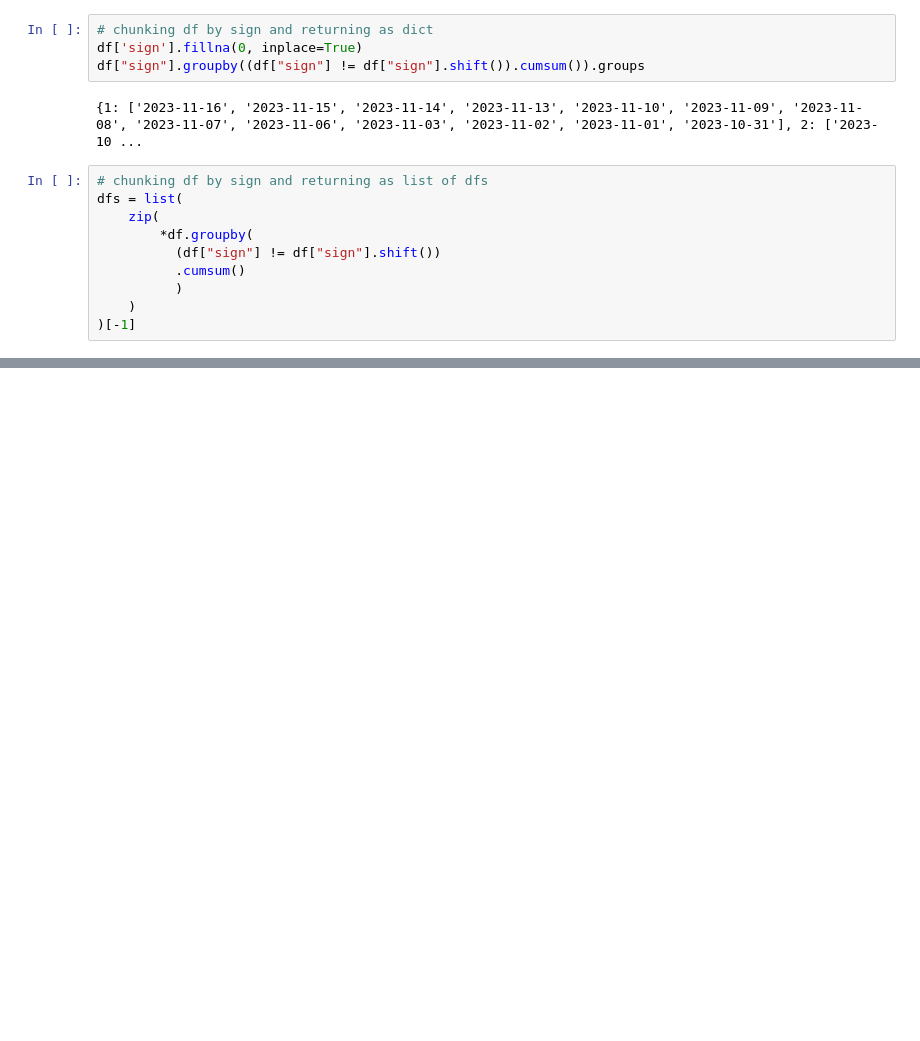
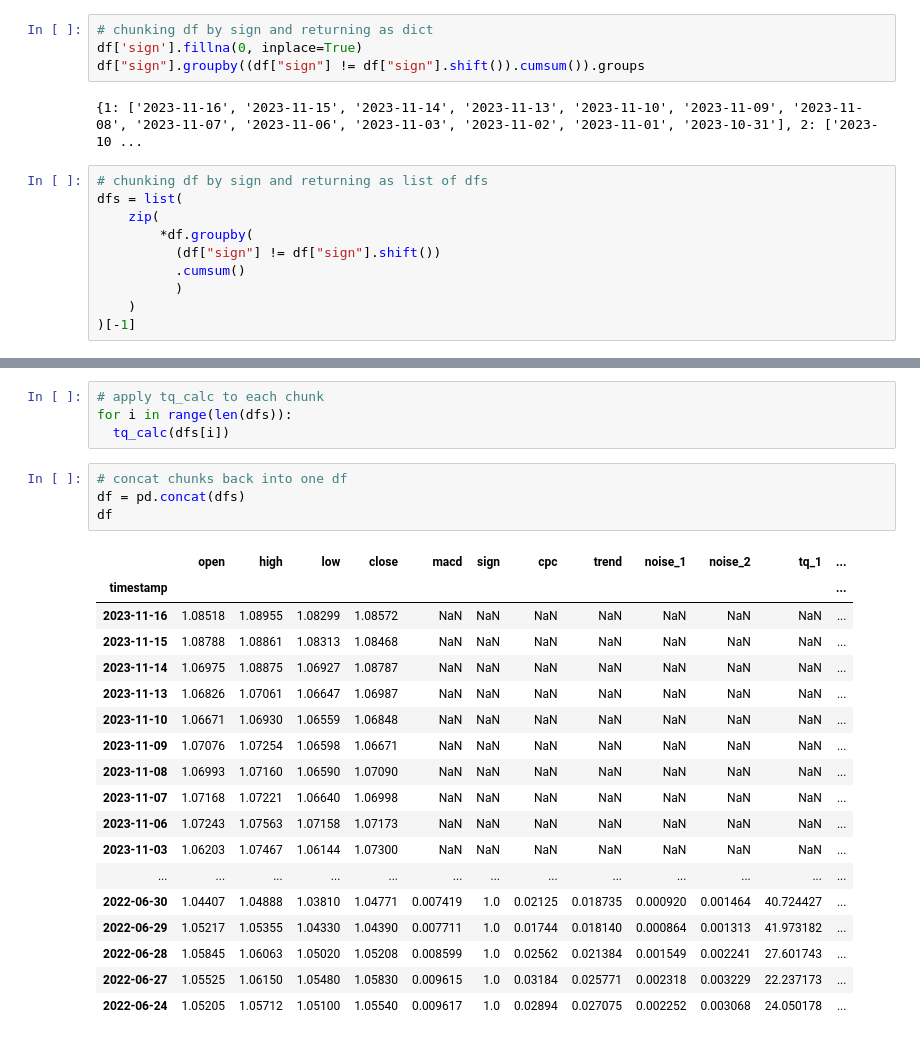
Before and after one commit to kbs-code/trend_quality_python, a Jupyter notebook: research.ipynb, the cells around one changed output, grey strips where cells are left out. Drawn from its saved outputs; the diff is of its cells as text; blank space fills up the shorter version.

```diff
--- a/research.ipynb
+++ b/research.ipynb
@@ -191,0 +280,27 @@ dfs = list(
+# %%
+# apply tq_calc to each chunk
+for i in range(len(dfs)):
+  tq_calc(dfs[i])
+# %%
+# concat chunks back into one df
+df = pd.concat(dfs)
+df
+# %% [output]
+|  | open | high | low | close | macd | sign | cpc | trend | noise_1 | noise_2 | tq_1 | ... |
+| timestamp |  |  |  |  |  |  |  |  |  |  |  | ... |
+| 2023-11-16 | 1.08518 | 1.08955 | 1.08299 | 1.08572 | NaN | NaN | NaN | NaN | NaN | NaN | NaN | ... |
+| 2023-11-15 | 1.08788 | 1.08861 | 1.08313 | 1.08468 | NaN | NaN | NaN | NaN | NaN | NaN | NaN | ... |
+| 2023-11-14 | 1.06975 | 1.08875 | 1.06927 | 1.08787 | NaN | NaN | NaN | NaN | NaN | NaN | NaN | ... |
+| 2023-11-13 | 1.06826 | 1.07061 | 1.06647 | 1.06987 | NaN | NaN | NaN | NaN | NaN | NaN | NaN | ... |
+| 2023-11-10 | 1.06671 | 1.06930 | 1.06559 | 1.06848 | NaN | NaN | NaN | NaN | NaN | NaN | NaN | ... |
+| 2023-11-09 | 1.07076 | 1.07254 | 1.06598 | 1.06671 | NaN | NaN | NaN | NaN | NaN | NaN | NaN | ... |
+| 2023-11-08 | 1.06993 | 1.07160 | 1.06590 | 1.07090 | NaN | NaN | NaN | NaN | NaN | NaN | NaN | ... |
+| 2023-11-07 | 1.07168 | 1.07221 | 1.06640 | 1.06998 | NaN | NaN | NaN | NaN | NaN | NaN | NaN | ... |
+| 2023-11-06 | 1.07243 | 1.07563 | 1.07158 | 1.07173 | NaN | NaN | NaN | NaN | NaN | NaN | NaN | ... |
+| 2023-11-03 | 1.06203 | 1.07467 | 1.06144 | 1.07300 | NaN | NaN | NaN | NaN | NaN | NaN | NaN | ... |
+| ... | ... | ... | ... | ... | ... | ... | ... | ... | ... | ... | ... | ... |
+| 2022-06-30 | 1.04407 | 1.04888 | 1.03810 | 1.04771 | 0.007419 | 1.0 | 0.02125 | 0.018735 | 0.000920 | 0.001464 | 40.724427 | ... |
+| 2022-06-29 | 1.05217 | 1.05355 | 1.04330 | 1.04390 | 0.007711 | 1.0 | 0.01744 | 0.018140 | 0.000864 | 0.001313 | 41.973182 | ... |
+| 2022-06-28 | 1.05845 | 1.06063 | 1.05020 | 1.05208 | 0.008599 | 1.0 | 0.02562 | 0.021384 | 0.001549 | 0.002241 | 27.601743 | ... |
+| 2022-06-27 | 1.05525 | 1.06150 | 1.05480 | 1.05830 | 0.009615 | 1.0 | 0.03184 | 0.025771 | 0.002318 | 0.003229 | 22.237173 | ... |
+| 2022-06-24 | 1.05205 | 1.05712 | 1.05100 | 1.05540 | 0.009617 | 1.0 | 0.02894 | 0.027075 | 0.002252 | 0.003068 | 24.050178 | ... |
```
Also changed, not shown: parts of 11 cells of this notebook.
